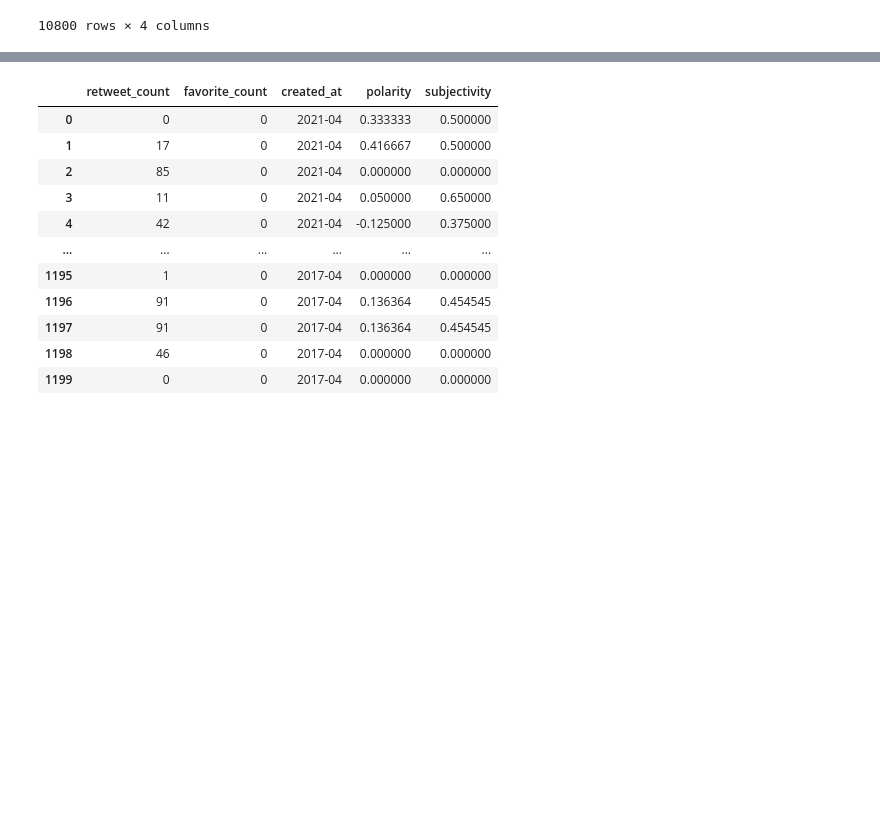
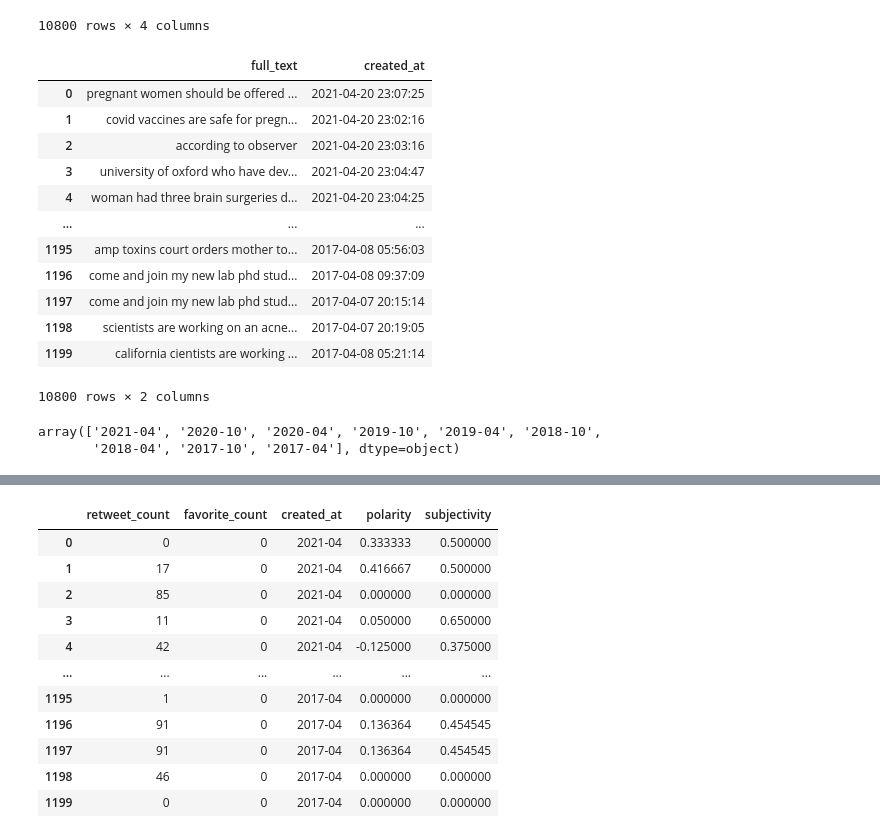
Before and after one commit to anran0828/ICTESSH, a Jupyter notebook: ML modelling.ipynb, the cells around one changed output, grey strips where cells are left out. Saved outputs shown, nothing was run; the diff lists cells and outputs as text; code cells hidden in the pictures; blank space fills up the shorter version.

```diff
--- a/ML modelling.ipynb
+++ b/ML modelling.ipynb
@@ -37,6 +41,10 @@ df
 | 1198 | 46 | 0 | RT @MailOnline: Scientists are wo... | 2017-04-07 20:19:05 |
 | 1199 | 0 | 0 | California cientists are working ... | 2017-04-08 05:21:14 |
 10800 rows × 4 columns
+# %%
+di=df.copy()
+# %%
+di=di[['full_text','created_at']]
 # %%
 # clean tweets
 import preprocessor as p
@@ -44,12 +52,31 @@ import re
 # this package remove Reserved words (RT, FAV),Emojis,Smileys
 # https://towardsdatascience.com/basic-tweet-preprocessing-in-python-efd8360d529e
 
-df.full_text=[p.clean(i) for i in df.full_text]
+di.full_text=[p.clean(i) for i in di.full_text]
 
 # remove puncutations
-df.full_text = [re.sub(r'[^\w\s]', '', i) for i in df.full_text]
+di.full_text = [re.sub(r'[^\w\s]', '', i) for i in di.full_text]
 
 # remove colon
-df.full_text=[re.sub(':', '',i) for i in df.full_text]
+di.full_text=[re.sub(':', '',i) for i in di.full_text]
+
+# lowercase all sentences
+di.full_text=[x.lower() for x in di.full_text]
+# %%
+di
+# %% [output]
+|  | full_text | created_at |
+| 0 | pregnant women should be offered ... | 2021-04-20 23:07:25 |
+| 1 | covid vaccines are safe for pregn... | 2021-04-20 23:02:16 |
+| 2 | according to observer | 2021-04-20 23:03:16 |
+| 3 | university of oxford who have dev... | 2021-04-20 23:04:47 |
+| 4 | woman had three brain surgeries d... | 2021-04-20 23:04:25 |
+| ... | ... | ... |
+| 1195 | amp toxins court orders mother to... | 2017-04-08 05:56:03 |
+| 1196 | come and join my new lab phd stud... | 2017-04-08 09:37:09 |
+| 1197 | come and join my new lab phd stud... | 2017-04-07 20:15:14 |
+| 1198 | scientists are working on an acne... | 2017-04-07 20:19:05 |
+| 1199 | california cientists are working ... | 2017-04-08 05:21:14 |
+10800 rows × 2 columns
 # %%
 # extract month to build classification label
@@ -56,0 +159,5 @@ df.created_at=[i[:7] for i in df.created_at]
+# %%
+di.created_at.unique()
+# %% [output]
+array(['2021-04', '2020-10', '2020-04', '2019-10', '2019-04', '2018-10',
+       '2018-04', '2017-10', '2017-04'], dtype=object)
```
Also changed, not shown: parts of 28 cells of this notebook.
